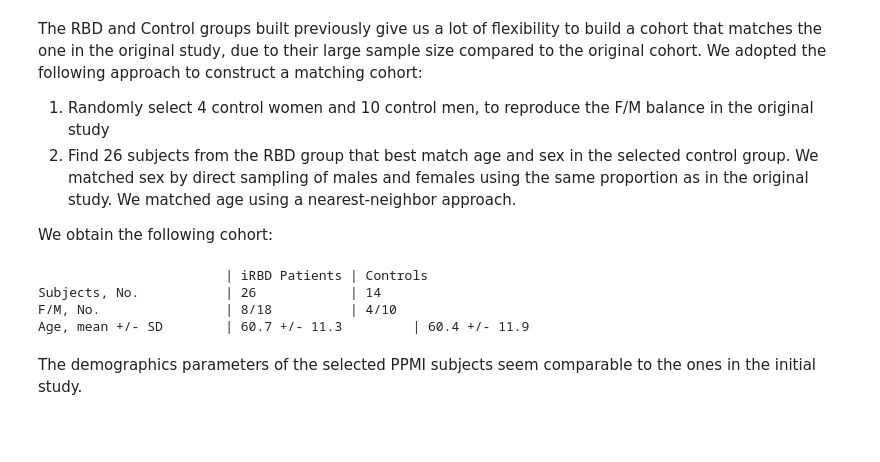
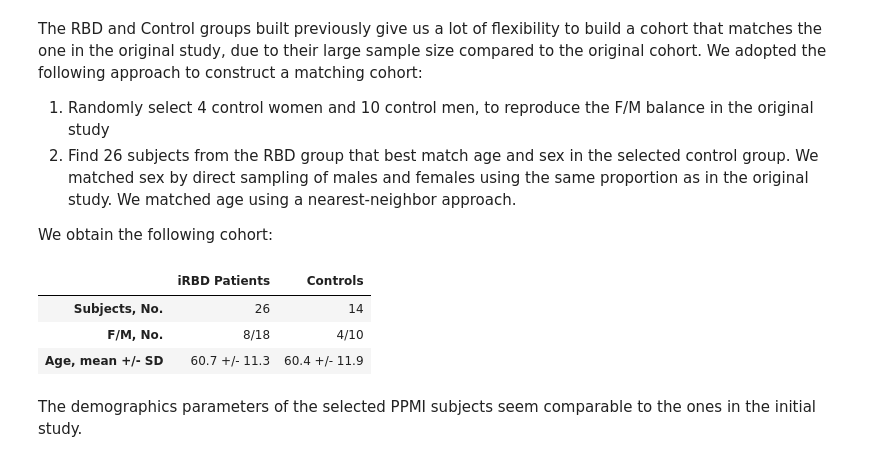
Before and after one commit to LivingPark-MRI/scherfler-etal, a Jupyter notebook: scherfler-etal.ipynb, the cells around one changed output. Saved outputs shown, nothing was run; the diff lists cells and outputs as text; code cells hidden in the pictures; blank space fills up the shorter version.

```diff
--- a/scherfler-etal.ipynb
+++ b/scherfler-etal.ipynb
@@ -261,28 +261,20 @@ rbds = nn_match(controls, rbds, 26, ["SEX"], ["AGE_AT_VISIT"], random_state=rand
 # %%
 import os
 
 cohort_stats = pd.DataFrame(
     columns=["iRBD Patients", "Controls"]
 )
 
 cohort_stats.loc['Subjects, No.'] = [ len(rbds), len(controls) ]
-cohort_stats.loc['F/M, No.'] = [ f'{len(rbds[rbds['SEX']==0])}/{len(rbds[rbds['SEX']==1])}', f'{len(controls[controls['SEX']==0])}/{len(controls[controls['SEX']==1])}' ]
-cohort_stats.loc['Age, mean +/- SD'] =
+cohort_stats.loc['F/M, No.'] = [ f"{len(rbds[rbds['SEX']==0])}/{len(rbds[rbds['SEX']==1])}", f"{len(controls[controls['SEX']==0])}/{len(controls[controls['SEX']==1])}" ]
+cohort_stats.loc['Age, mean +/- SD'] = [ f"{round(rbds['AGE_AT_VISIT'].mean(),1)} +/- {round(rbds['AGE_AT_VISIT'].std(),1)}", f"{round(controls['AGE_AT_VISIT'].mean(),1)} +/- {round(controls['AGE_AT_VISIT'].std(),1)}"]
 
-print(
-    "\t\t\t| iRBD Patients\t| Controls"
-    + os.linesep
-    + f"Subjects, No. \t\t| {len(rbds)} \t\t| {len(controls)}"
-    + os.linesep
-    + f"F/M, No. \t\t| {len(rbds[rbds['SEX']==0])}/{len(rbds[rbds['SEX']==1])} \t\t| {len(controls[controls['SEX']==0])}/{len(controls[controls['SEX']==1])}"
-    + os.linesep
-    + f"Age, mean +/- SD \t| {round(rbds['AGE_AT_VISIT'].mean(),1)} +/- {round(rbds['AGE_AT_VISIT'].std(),1)} \t| {round(controls['AGE_AT_VISIT'].mean(),1)} +/- {round(controls['AGE_AT_VISIT'].std(),1)}"
-)
+cohort_stats
 # %% [output]
-                        | iRBD Patients | Controls
-Subjects, No.           | 26            | 14
-F/M, No.                | 8/18          | 4/10
-Age, mean +/- SD        | 60.7 +/- 11.3         | 60.4 +/- 11.9
+|  | iRBD Patients | Controls |
+| Subjects, No. | 26 | 14 |
+| F/M, No. | 8/18 | 4/10 |
+| Age, mean +/- SD | 60.7 +/- 11.3 | 60.4 +/- 11.9 |
 # %% [markdown]
 The demographics parameters of the selected PPMI subjects seem comparable to the ones in the initial study.
 # %% [markdown]
```
Also changed, not shown: parts of 15 cells of this notebook.
